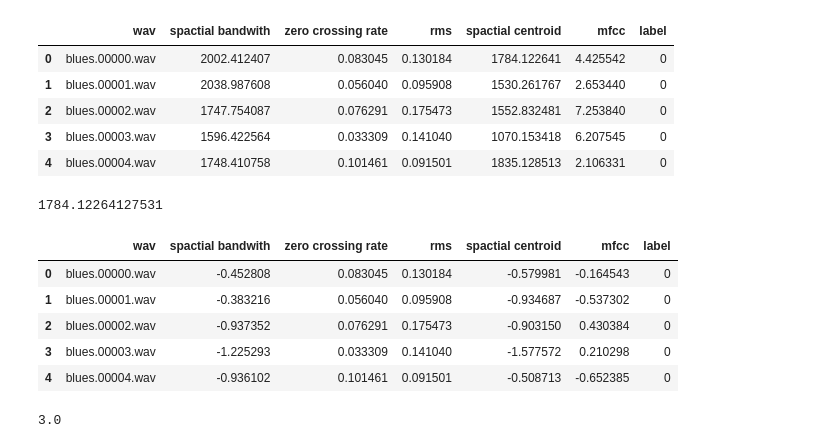
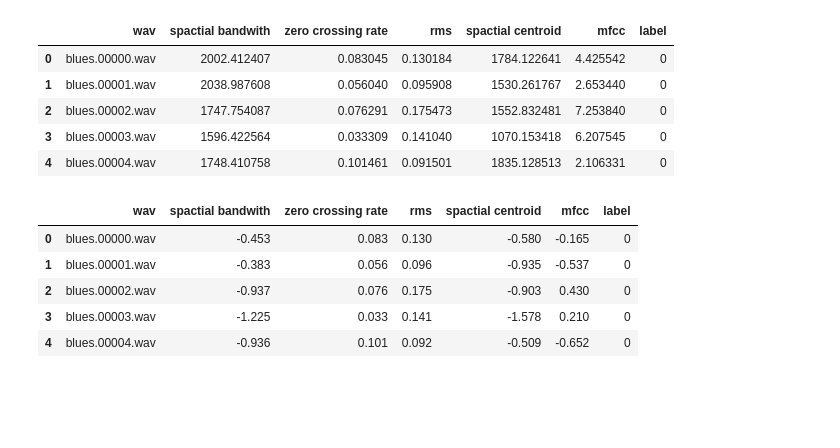
Before and after one commit to TeddyDharma/Audio-Classification, a Jupyter notebook: audio_classification.ipynb, the cells around one changed output. Cells and saved outputs as stored; diff of their text form; code cells hidden in the pictures; blank space fills up the shorter version.

Commit message:
adding round to standart scaler function

```diff
--- a/audio_classification.ipynb
+++ b/audio_classification.ipynb
@@ -86,12 +86,16 @@ def standart_scaler(data, columns):
     for column in columns:
         mean = np.mean(np.array(data[column]))
         standart_deviasion = np.std(np.array(data[column]))
-        for row in range(data.shape[0]):
-            # print((data.loc[row, column]  -  mean) / standart_deviasion)
-            data.at[row, column] = (data.loc[row, column]  -  mean) / standart_deviasion
-
+        if mean > 1:
+            for row in range(data.shape[0]):
+                #  just get two digits number after "."
+                data.at[row, column] = np.round((data.loc[row, column]  -  mean) / standart_deviasion,  decimals = 3)
+        else:
+            # print(f'masuk ke  : {column}')
+            for row in range(data.shape[0]):
+                # print(f'ubah : {np.round(data.loc[row, column], decimals= 2)}')
+                data.at[row, column] =  np.round(data.loc[row, column], decimals= 3)
     return data
-
 
 #  function for convert to excel
 def convert_excel(data_extraction: dict):
@@ -200,17 +204,16 @@ def create_model_and_fit(x_train, y_train, x_test, y_test):
 
     callbacks = CustomCallbacks()
     model = tf.keras.models.Sequential([
-        tf.keras.layers.Dense(units = 256, activation = 'relu',  input_shape = (5,) ),
-        tf.keras.layers.Dropout(rate = 0.2),
+        tf.keras.layers.Dense(units = 1024, activation = 'relu',  input_shape = (5,) ),
         tf.keras.layers.Dense(units = 128, activation = 'relu'),
         # tf.keras.layers.Dropout(rate = 0.2),
-        tf.keras.layers.Dense(units = 32, activation = 'relu'),
+        # tf.keras.layers.Dense(units = 16, activation = 'relu'),
         tf.keras.layers.Dense(units = 10, activation = 'softmax'),
 
 
     ])
     model.compile(loss = tf.keras.losses.SparseCategoricalCrossentropy(), optimizer = "adam", metrics = ['accuracy'])
-    history = model.fit(x_train, y_train, epochs = 200, validation_data = (x_test,  y_test),   callbacks = callbacks)
+    history = model.fit(x_train, y_train, epochs = 500, validation_data = (x_test,  y_test),   callbacks = callbacks)
     return model, history
 # %%
 low_feature_extract("./data/genres_original/")
@@ -234,24 +237,16 @@ df.head()
 | 2 | blues.00002.wav | 1747.754087 | 0.076291 | 0.175473 | 1552.832481 | 7.253840 | 0 |
 | 3 | blues.00003.wav | 1596.422564 | 0.033309 | 0.141040 | 1070.153418 | 6.207545 | 0 |
 | 4 | blues.00004.wav | 1748.410758 | 0.101461 | 0.091501 | 1835.128513 | 2.106331 | 0 |
-# %%
-df.loc[0, 'spactial centroid']
-# %% [output]
-1784.12264127531
-# %%
-df = standart_scaler(df, ["spactial bandwith", 'spactial centroid', "mfcc"])
-df.head()
-# %% [output]
-|  | wav | spactial bandwith | zero crossing rate | rms | spactial centroid | mfcc | label |
-| 0 | blues.00000.wav | -0.452808 | 0.083045 | 0.130184 | -0.579981 | -0.164543 | 0 |
-| 1 | blues.00001.wav | -0.383216 | 0.056040 | 0.095908 | -0.934687 | -0.537302 | 0 |
-| 2 | blues.00002.wav | -0.937352 | 0.076291 | 0.175473 | -0.903150 | 0.430384 | 0 |
-| 3 | blues.00003.wav | -1.225293 | 0.033309 | 0.141040 | -1.577572 | 0.210298 | 0 |
-| 4 | blues.00004.wav | -0.936102 | 0.101461 | 0.091501 | -0.508713 | -0.652385 | 0 |
-# %%
-random = np.mean(np.array([x for x in range(1, 6)]))
-random
-# %% [output]
-3.0
+# %%
+# columns = df.columns
+df = standart_scaler(df, [str(x) for x in df.columns[1 : -1]])
+df.head()
+# %% [output]
+|  | wav | spactial bandwith | zero crossing rate | rms | spactial centroid | mfcc | label |
+| 0 | blues.00000.wav | -0.453 | 0.083 | 0.130 | -0.580 | -0.165 | 0 |
+| 1 | blues.00001.wav | -0.383 | 0.056 | 0.096 | -0.935 | -0.537 | 0 |
+| 2 | blues.00002.wav | -0.937 | 0.076 | 0.175 | -0.903 | 0.430 | 0 |
+| 3 | blues.00003.wav | -1.225 | 0.033 | 0.141 | -1.578 | 0.210 | 0 |
+| 4 | blues.00004.wav | -0.936 | 0.101 | 0.092 | -0.509 | -0.652 | 0 |
 # %%
 x_train, x_test,  y_train,y_test  = get_train_test_data(df)
```
Also changed, not shown: parts of 6 cells of this notebook, 1 other file.
